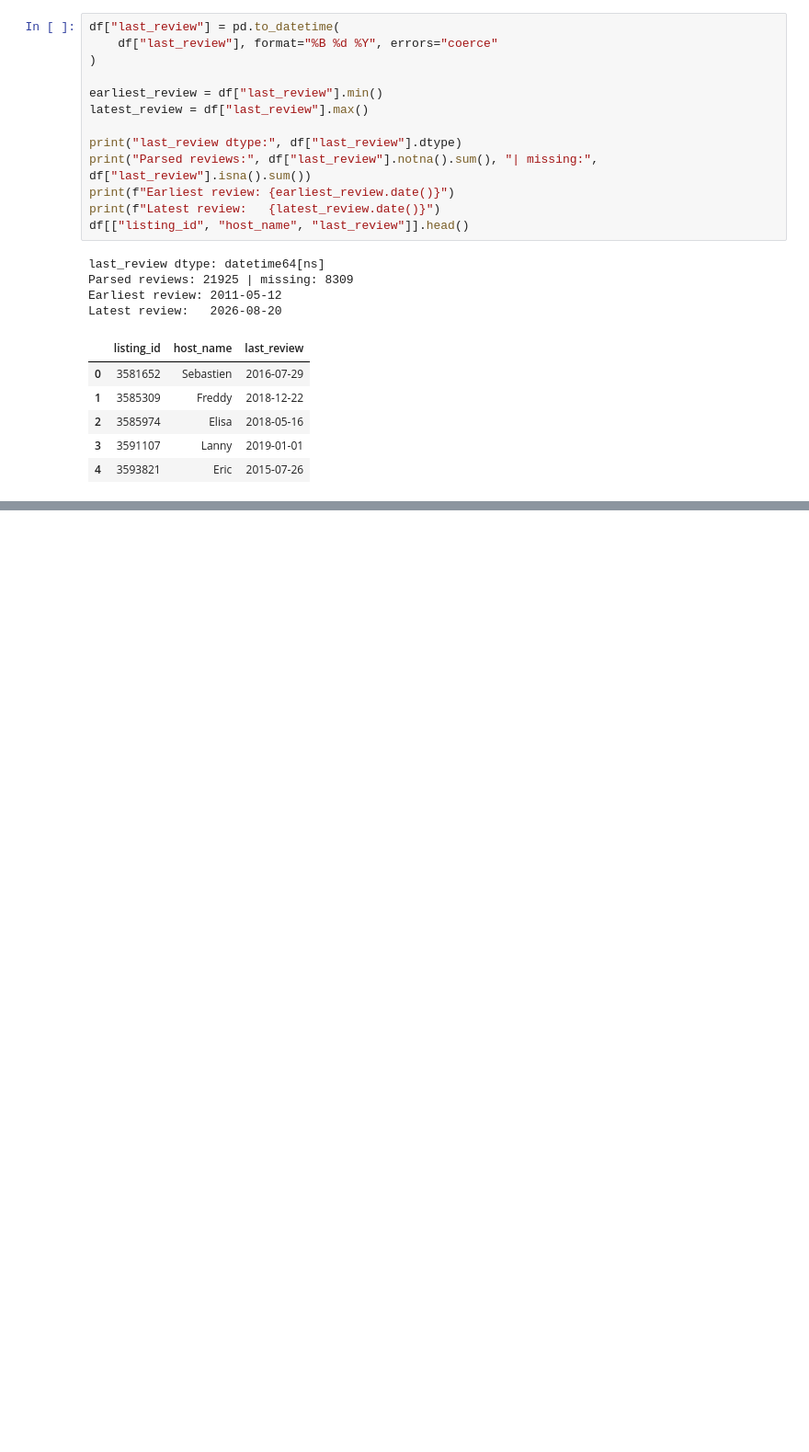
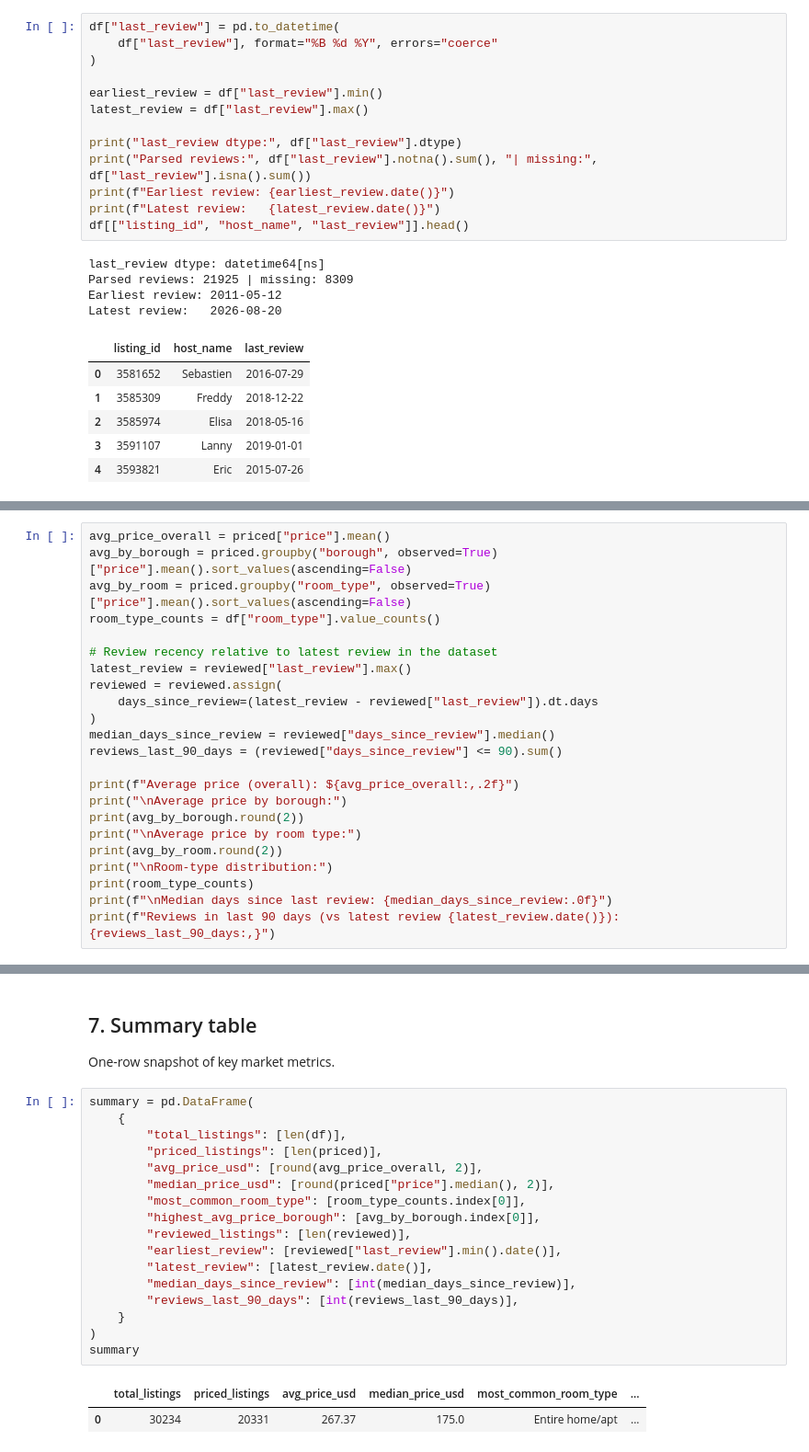
Before and after one commit to adilmusali/airbnb-nyc-analysis, a Jupyter notebook: airbnb_nyc_analysis.ipynb, the cells around one changed output, grey strips where cells are left out. Shown at 92% size. Saved outputs shown, nothing was run; the diff lists cells and outputs as text; blank space fills up the shorter version.

```diff
--- a/airbnb_nyc_analysis.ipynb
+++ b/airbnb_nyc_analysis.ipynb
@@ -184,0 +220,23 @@ Latest review:   2026-08-20
+# %%
+avg_price_overall = priced["price"].mean()
+avg_by_borough = priced.groupby("borough", observed=True)["price"].mean().sort_values(ascending=False)
+avg_by_room = priced.groupby("room_type", observed=True)["price"].mean().sort_values(ascending=False)
+room_type_counts = df["room_type"].value_counts()
+
+# Review recency relative to latest review in the dataset
+latest_review = reviewed["last_review"].max()
+reviewed = reviewed.assign(
+    days_since_review=(latest_review - reviewed["last_review"]).dt.days
+)
+median_days_since_review = reviewed["days_since_review"].median()
+reviews_last_90_days = (reviewed["days_since_review"] <= 90).sum()
+
+print(f"Average price (overall): ${avg_price_overall:,.2f}")
+print("\nAverage price by borough:")
+print(avg_by_borough.round(2))
+print("\nAverage price by room type:")
+print(avg_by_room.round(2))
+print("\nRoom-type distribution:")
+print(room_type_counts)
+print(f"\nMedian days since last review: {median_days_since_review:.0f}")
+print(f"Reviews in last 90 days (vs latest review {latest_review.date()}): {reviews_last_90_days:,}")
@@ -184,0 +315,24 @@ Latest review:   2026-08-20
+# %% [markdown]
+## 7. Summary table
+
+One-row snapshot of key market metrics.
+# %%
+summary = pd.DataFrame(
+    {
+        "total_listings": [len(df)],
+        "priced_listings": [len(priced)],
+        "avg_price_usd": [round(avg_price_overall, 2)],
+        "median_price_usd": [round(priced["price"].median(), 2)],
+        "most_common_room_type": [room_type_counts.index[0]],
+        "highest_avg_price_borough": [avg_by_borough.index[0]],
+        "reviewed_listings": [len(reviewed)],
+        "earliest_review": [reviewed["last_review"].min().date()],
+        "latest_review": [latest_review.date()],
+        "median_days_since_review": [int(median_days_since_review)],
+        "reviews_last_90_days": [int(reviews_last_90_days)],
+    }
+)
+summary
+# %% [output]
+|  | total_listings | priced_listings | avg_price_usd | median_price_usd | most_common_room_type | ... |
+| 0 | 30234 | 20331 | 267.37 | 175.0 | Entire home/apt | ... |
```
Also changed, not shown: parts of 5 cells of this notebook.
